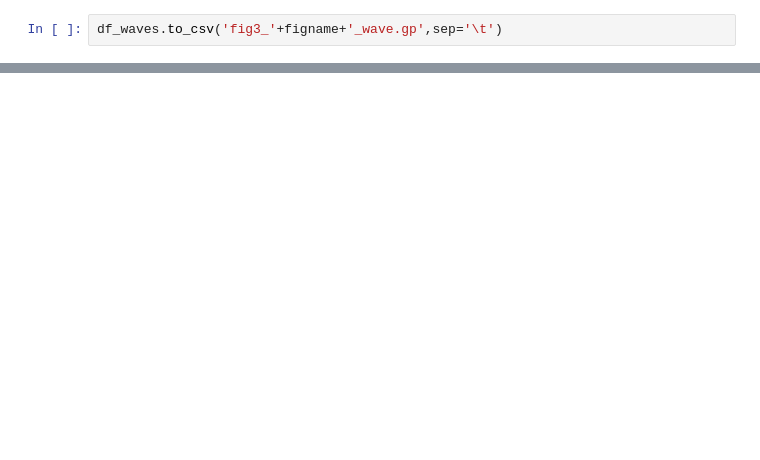
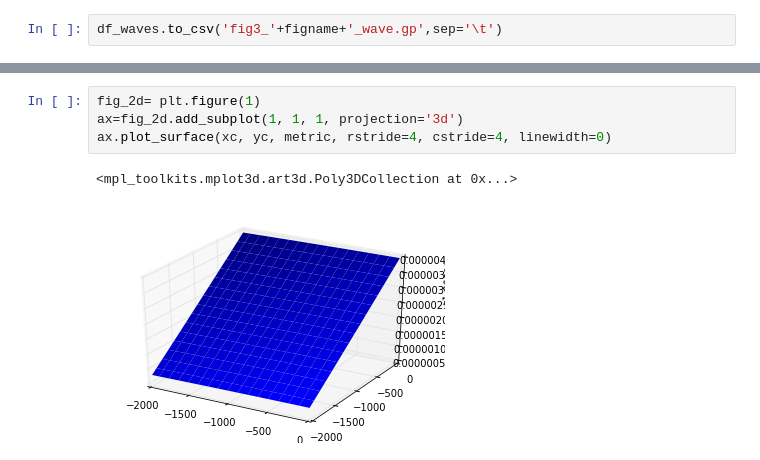
Before and after one commit to pablogalaviz/PostNewton3BP, a Jupyter notebook: utils/Analysis.ipynb, the cells around one changed output, grey strips where cells are left out. Saved outputs shown, nothing was run; the diff lists cells and outputs as text; blank space fills up the shorter version.

```diff
--- a/utils/Analysis.ipynb
+++ b/utils/Analysis.ipynb
@@ -104,0 +125,7 @@ df_waves
+# %%
+fig_2d= plt.figure(1)
+ax=fig_2d.add_subplot(1, 1, 1, projection='3d')
+ax.plot_surface(xc, yc, metric, rstride=4, cstride=4, linewidth=0)
+# %% [output]
+<mpl_toolkits.mplot3d.art3d.Poly3DCollection at 0x...>
+[figure, added]
```
Also changed, not shown: parts of 13 cells of this notebook, 10 other files.
